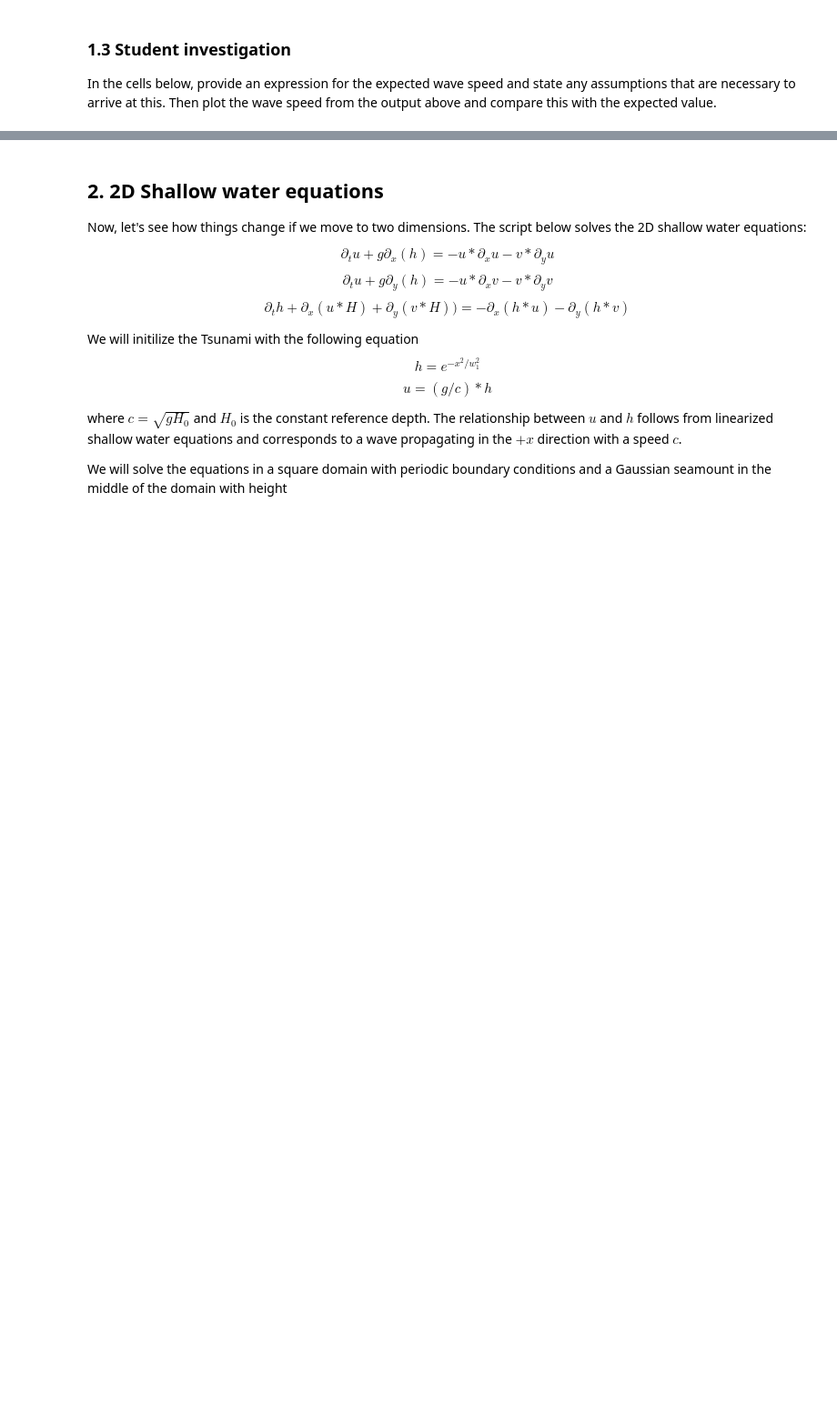
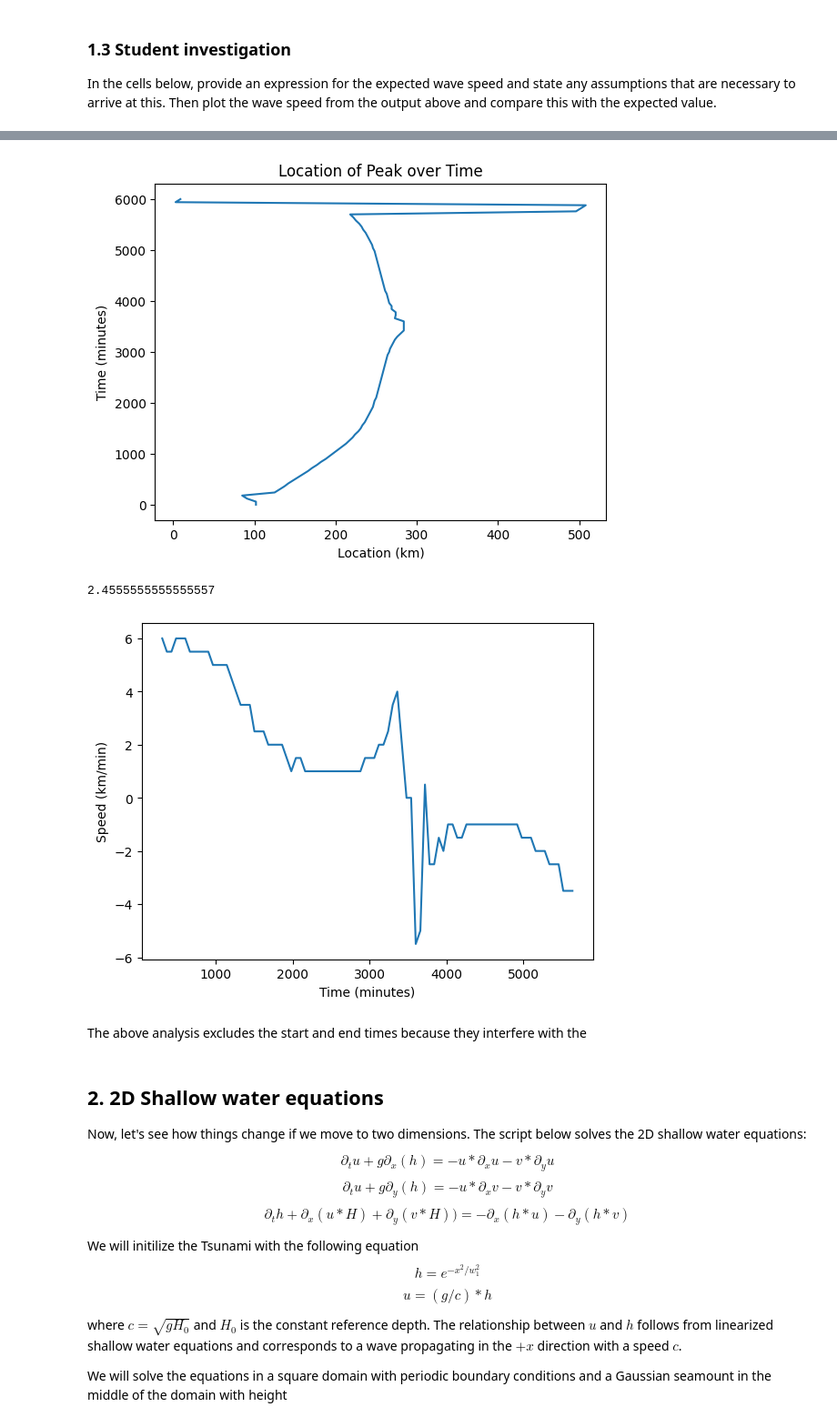
Before and after one commit to SquidsofDoom/QCES, a Jupyter notebook: Project3_tsunami.ipynb, the cells around one changed output, grey strips where cells are left out. Shown at 91% size. Drawn from its saved outputs; the diff is of its cells as text; code cells hidden in the pictures; blank space fills up the shorter version.

```diff
--- a/Project3_tsunami.ipynb
+++ b/Project3_tsunami.ipynb
@@ -212,3 +254,33 @@ COMMENT ON RESULTS
+# %%
+
+# initialising the arrays to store the value and location of each max point
+h_max = np.zeros(len(h_save))
+xh_max = np.zeros(len(h_save))
+# sifting through the arrays to find each max value and its x coord
+for i in range(len(h_save)):
+  h_max[i] = np.max(h_save[i])
+  xh_max[i] = np.where(h_save[i]==h_max[i])[0]
+
+plt.plot(xh_max,t_save)
+plt.title('Location of Peak over Time')
+plt.ylabel('Time (minutes)')
+plt.xlabel('Location (km)')
+plt.show()
+
+
+wave_speed = np.gradient(xh_max) # calculate how the peak's location moves with time (ie. velocity)
+avg_speed = np.mean(np.abs(wave_speed[5:-6]))
+print(avg_speed)
+plt.plot(t_save[5:-6],wave_speed[5:-6])
+plt.xlabel('Time (minutes)')
+plt.ylabel('Speed (km/min)')
+plt.show()
+# %% [output]
+[figure, added]
+2.4555555555555557
+[figure, added]
+# %% [markdown]
+The above analysis excludes the start and end times because they interfere with the
 # %% [markdown]
 ## 2.  2D Shallow water equations
 
```
Also changed, not shown: parts of 7 cells of this notebook.
